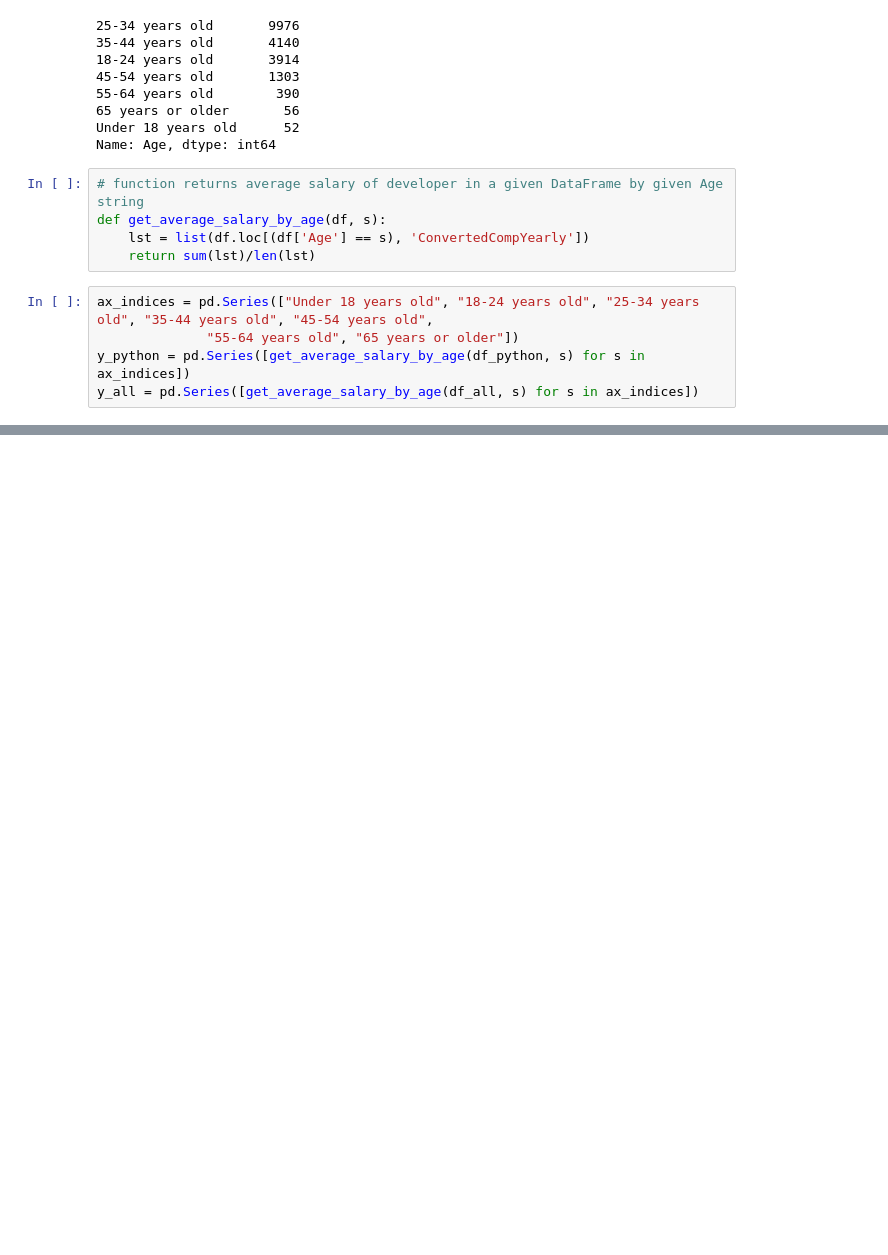
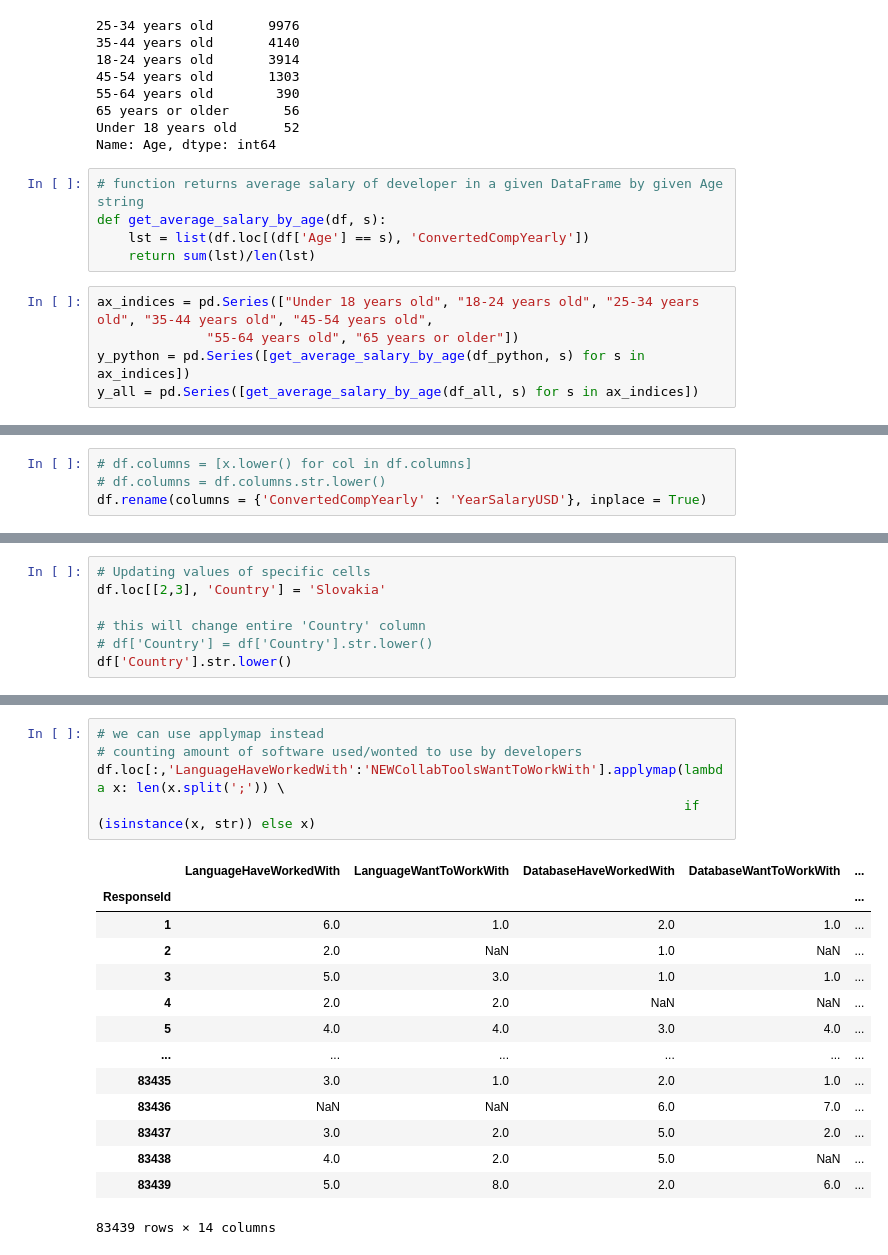
Before and after one commit to KekStroke/pandas-practice, a Jupyter notebook: Pandas Demo.ipynb, the cells around one changed output, grey strips where cells are left out. Cells and saved outputs as stored; diff of their text form; blank space fills up the shorter version.

Commit message:
Added some code to practice updating dataframes values. Added code that returns number of software developers have used/wanted to use

```diff
--- a/Pandas Demo.ipynb
+++ b/Pandas Demo.ipynb
@@ -279,0 +284,4 @@ plt.show()
+# %%
+# df.columns = [x.lower() for col in df.columns]
+# df.columns = df.columns.str.lower()
+df.rename(columns = {'ConvertedCompYearly' : 'YearSalaryUSD'}, inplace = True)
@@ -279,0 +290,7 @@ plt.show()
+# %%
+# Updating values of specific cells
+df.loc[[2,3], 'Country'] = 'Slovakia'
+
+# this will change entire 'Country' column
+# df['Country'] = df['Country'].str.lower()
+df['Country'].str.lower()
@@ -279,0 +374,20 @@ plt.show()
+# %%
+# we can use applymap instead
+# counting amount of software used/wonted to use by developers
+df.loc[:,'LanguageHaveWorkedWith':'NEWCollabToolsWantToWorkWith'].applymap(lambda x: len(x.split(';')) \
+                                                                           if (isinstance(x, str)) else x)
+# %% [output]
+|  | LanguageHaveWorkedWith | LanguageWantToWorkWith | DatabaseHaveWorkedWith | DatabaseWantToWorkWith | ... |
+| ResponseId |  |  |  |  | ... |
+| 1 | 6.0 | 1.0 | 2.0 | 1.0 | ... |
+| 2 | 2.0 | NaN | 1.0 | NaN | ... |
+| 3 | 5.0 | 3.0 | 1.0 | 1.0 | ... |
+| 4 | 2.0 | 2.0 | NaN | NaN | ... |
+| 5 | 4.0 | 4.0 | 3.0 | 4.0 | ... |
+| ... | ... | ... | ... | ... | ... |
+| 83435 | 3.0 | 1.0 | 2.0 | 1.0 | ... |
+| 83436 | NaN | NaN | 6.0 | 7.0 | ... |
+| 83437 | 3.0 | 2.0 | 5.0 | 2.0 | ... |
+| 83438 | 4.0 | 2.0 | 5.0 | NaN | ... |
+| 83439 | 5.0 | 8.0 | 2.0 | 6.0 | ... |
+83439 rows × 14 columns
```
Also changed, not shown: parts of 12 cells of this notebook.
